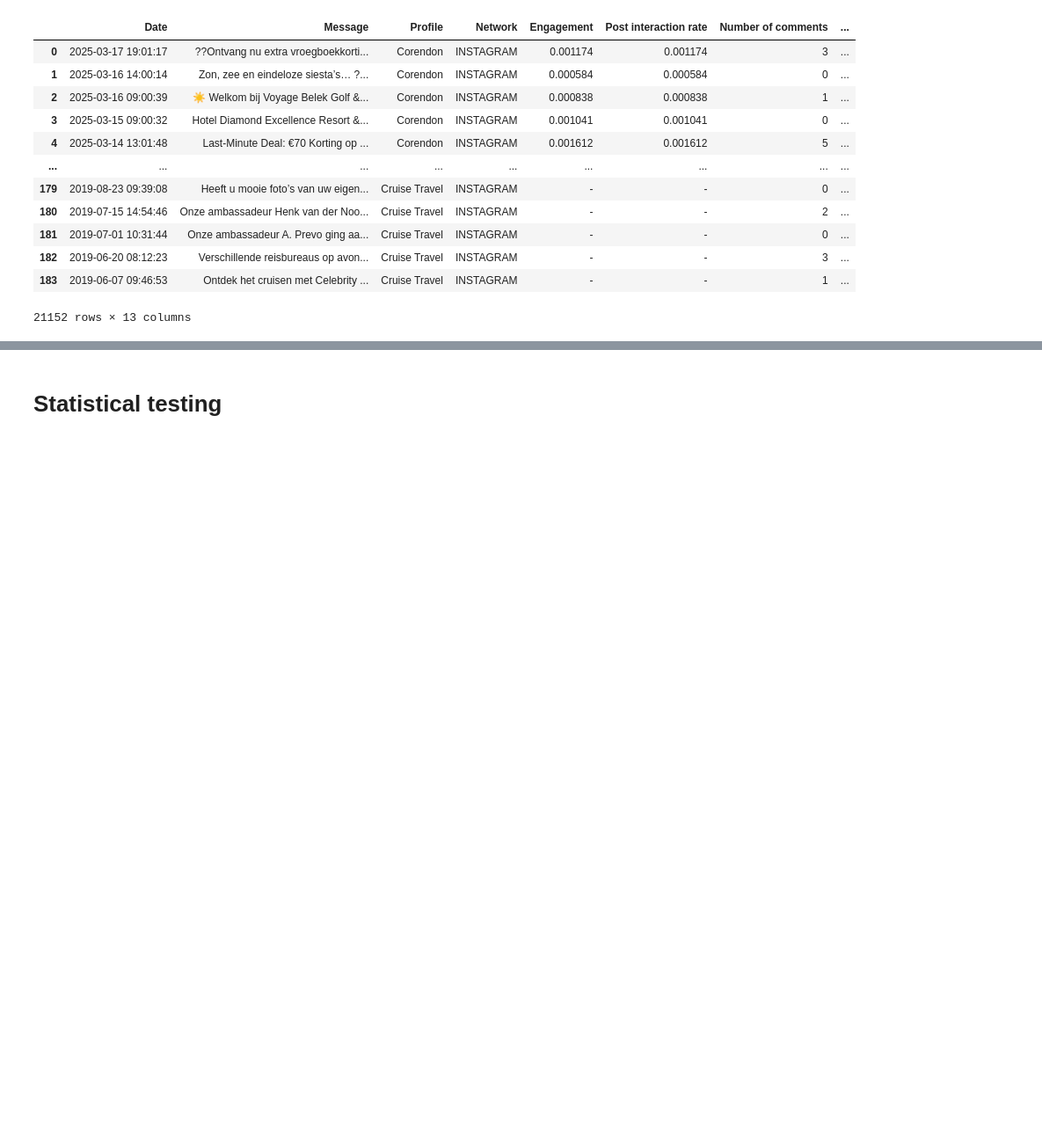
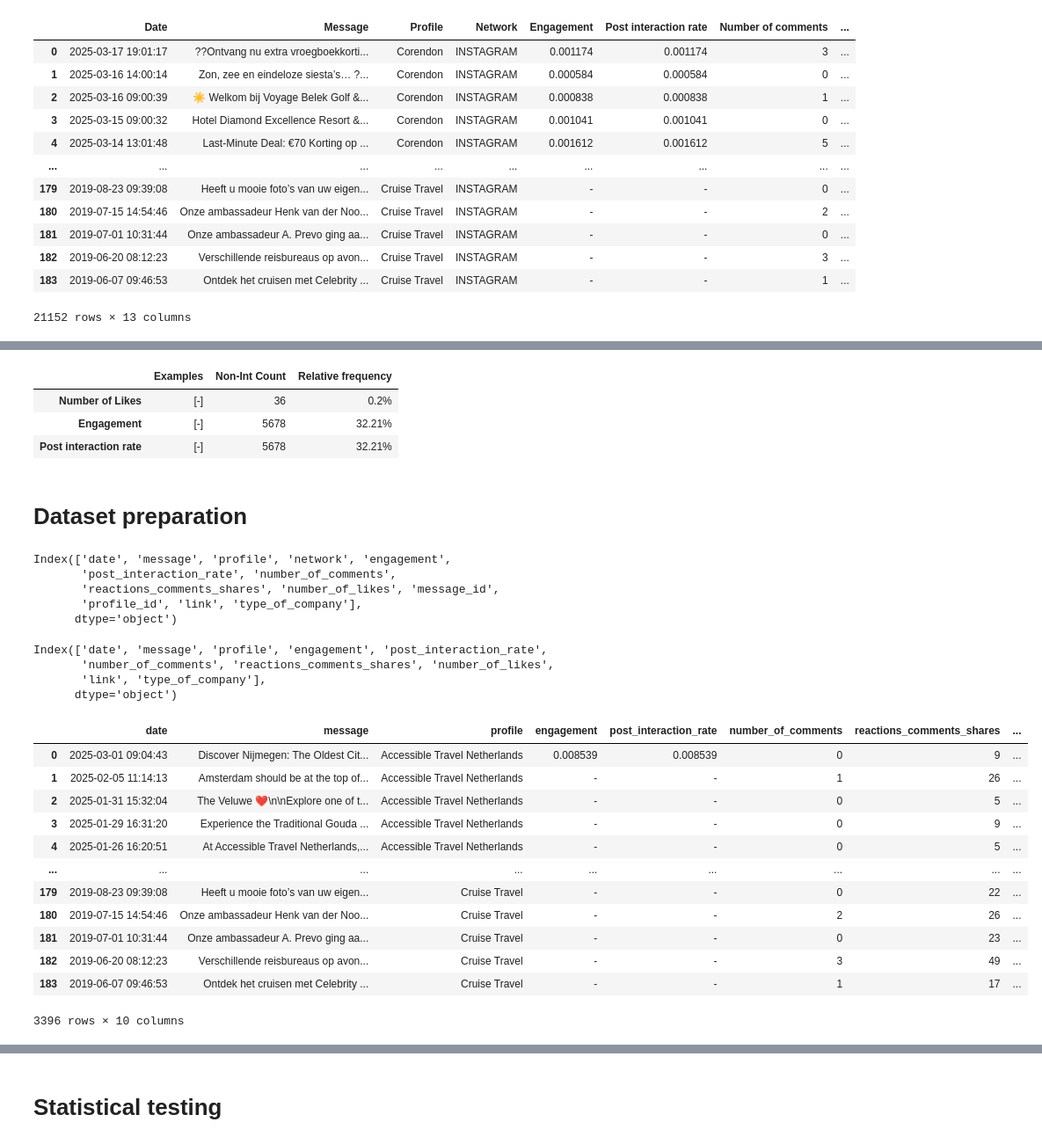
Before and after one commit to semwett0301/dms-hypothesis-testing, a Jupyter notebook: analysis.ipynb, the cells around one changed output, grey strips where cells are left out. Shown: that part at 88% size. Cells and saved outputs as stored; diff of their text form; code cells hidden in the pictures; blank space fills up the shorter version.

```diff
--- a/analysis.ipynb
+++ b/analysis.ipynb
@@ -11,5 +14,7 @@ TYPE_OF_COMPANY_FEATURE = 'type_of_company'
 INTERNATIONAL_TYPE = "international"
 LOCAL_TYPE = "local"
 
-INTERNATIONAL_COMPANIES = ['@corendon.nl', '@vakantiediscounter', '@prijsvrijvakanties', '@sunweb', '@tuinederland', '@dreizenvakanties', '@elizawashere']
-LOCAL_COMPANIES = ['@accessibletravelnetherlands', '@cherrytraveltours', '@hollandtravel', '@lvtravelagency', '@tomstraveltours', '@tenzing_travel', '@cruisetravelnl']
+INTERNATIONAL_COMPANIES = ['@corendon.nl', '@vakantiediscounter', '@prijsvrijvakanties', '@sunweb', '@tuinederland',
+                           '@dreizenvakanties', '@elizawashere']
+LOCAL_COMPANIES = ['@accessibletravelnetherlands', '@cherrytraveltours', '@hollandtravel', '@lvtravelagency',
+                   '@tomstraveltours', '@tenzing_travel', '@cruisetravelnl']
@@ -86,0 +217,53 @@ final_df
+# %%
+POTENTIAL_INT_FEATURES = ['Number of Likes', 'Engagement', 'Post interaction rate']
+count_non_number_values(international_final_df, POTENTIAL_INT_FEATURES)
+# %% [output]
+|  | Examples | Non-Int Count | Relative frequency |
+| Number of Likes | [-] | 36 | 0.2% |
+| Engagement | [-] | 5678 | 32.21% |
+| Post interaction rate | [-] | 5678 | 32.21% |
+# %% [markdown]
+# Dataset preparation
+# %%
+renamed_final_df = local_final_df.copy()
+renamed_final_df.columns = (renamed_final_df.columns
+                            .str.lower()
+                            .str.replace('[,&]', '', regex=True)
+                            .str.replace(r"[ \-]+", '_', regex=True))
+
+renamed_final_df.columns
+# %% [output]
+Index(['date', 'message', 'profile', 'network', 'engagement',
+       'post_interaction_rate', 'number_of_comments',
+       'reactions_comments_shares', 'number_of_likes', 'message_id',
+       'profile_id', 'link', 'type_of_company'],
+      dtype='object')
+# %%
+FIELDS_TO_DROP = ['network', 'message_id', 'profile_id']
+dropped_final_df = renamed_final_df.drop(FIELDS_TO_DROP, axis=1)
+dropped_final_df.columns
+# %% [output]
+Index(['date', 'message', 'profile', 'engagement', 'post_interaction_rate',
+       'number_of_comments', 'reactions_comments_shares', 'number_of_likes',
+       'link', 'type_of_company'],
+      dtype='object')
+# %%
+filtered_final_df = dropped_final_df.dropna()
+filtered_final_df = filtered_final_df[filtered_final_df['number_of_likes'].apply(lambda x: isinstance(x, int))]
+filtered_final_df['number_of_likes'] = filtered_final_df['number_of_likes'].astype(int)
+
+filtered_final_df
+# %% [output]
+|  | date | message | profile | engagement | post_interaction_rate | number_of_comments | reactions_comments_shares | ... |
+| 0 | 2025-03-01 09:04:43 | Discover Nijmegen: The Oldest Cit... | Accessible Travel Netherlands | 0.008539 | 0.008539 | 0 | 9 | ... |
+| 1 | 2025-02-05 11:14:13 | Amsterdam should be at the top of... | Accessible Travel Netherlands | - | - | 1 | 26 | ... |
+| 2 | 2025-01-31 15:32:04 | The Veluwe ❤️\n\nExplore one of t... | Accessible Travel Netherlands | - | - | 0 | 5 | ... |
+| 3 | 2025-01-29 16:31:20 | Experience the Traditional Gouda ... | Accessible Travel Netherlands | - | - | 0 | 9 | ... |
+| 4 | 2025-01-26 16:20:51 | At Accessible Travel Netherlands,... | Accessible Travel Netherlands | - | - | 0 | 5 | ... |
+| ... | ... | ... | ... | ... | ... | ... | ... | ... |
+| 179 | 2019-08-23 09:39:08 | Heeft u mooie foto’s van uw eigen... | Cruise Travel | - | - | 0 | 22 | ... |
+| 180 | 2019-07-15 14:54:46 | Onze ambassadeur Henk van der Noo... | Cruise Travel | - | - | 2 | 26 | ... |
+| 181 | 2019-07-01 10:31:44 | Onze ambassadeur A. Prevo ging aa... | Cruise Travel | - | - | 0 | 23 | ... |
+| 182 | 2019-06-20 08:12:23 | Verschillende reisbureaus op avon... | Cruise Travel | - | - | 3 | 49 | ... |
+| 183 | 2019-06-07 09:46:53 | Ontdek het cruisen met Celebrity ... | Cruise Travel | - | - | 1 | 17 | ... |
+3396 rows × 10 columns
```
Also changed, not shown: parts of 35 cells of this notebook, 4 other files.
